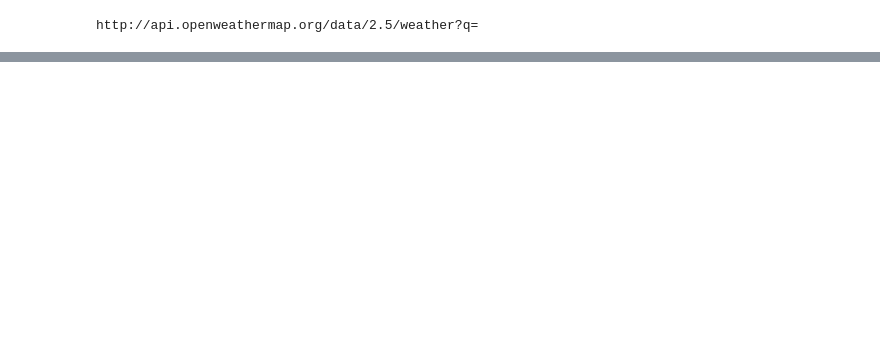
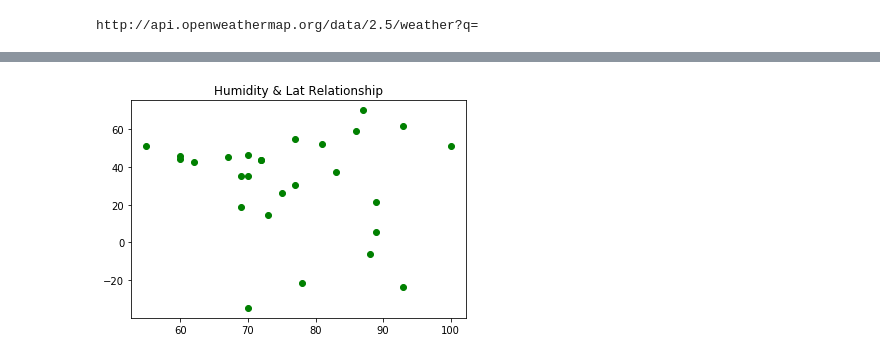
Before and after one commit to plmcgriff21/python-api-challenge, a Jupyter notebook: WeatherPy.ipynb, the cells around one changed output, grey strips where cells are left out. Cells and saved outputs as stored; diff of their text form; code cells hidden in the pictures; blank space fills up the shorter version.

```diff
--- a/WeatherPy.ipynb
+++ b/WeatherPy.ipynb
@@ -128,0 +179,8 @@ LinregressResult(slope=0.7449280573021277, intercept=37.46962630289442, rvalue=0
+# %%
+plt.scatter(humidity,latitude, color="green")
+sts.linregress(humidity,latitude)
+plt.title("Humidity & Lat Relationship")
+plt.savefig("humidity_lat.png")
+#The plot below represents the relationship between humidity and latitude.
+# %% [output]
+[figure, added]
```
Also changed, not shown: parts of 23 cells of this notebook, 14 other files.
